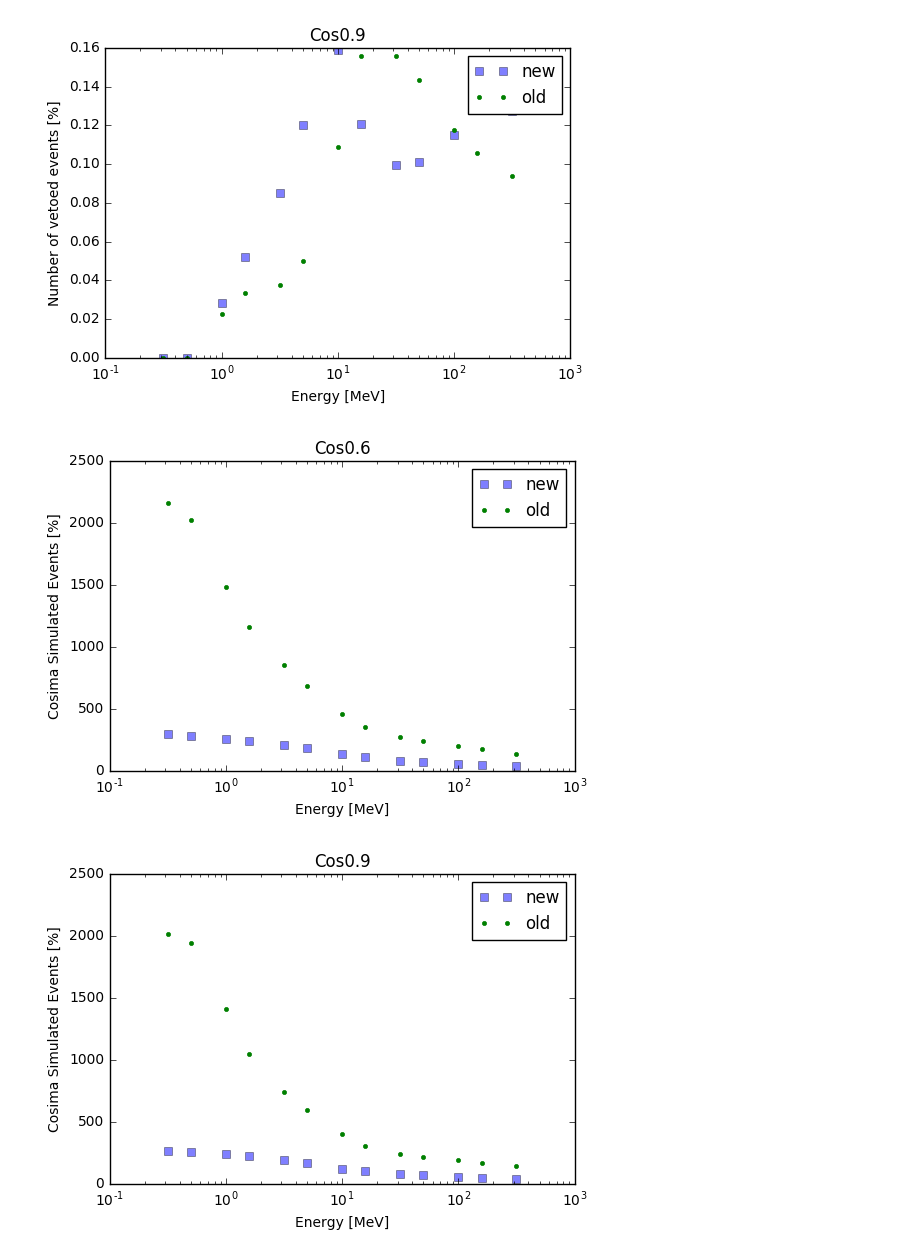
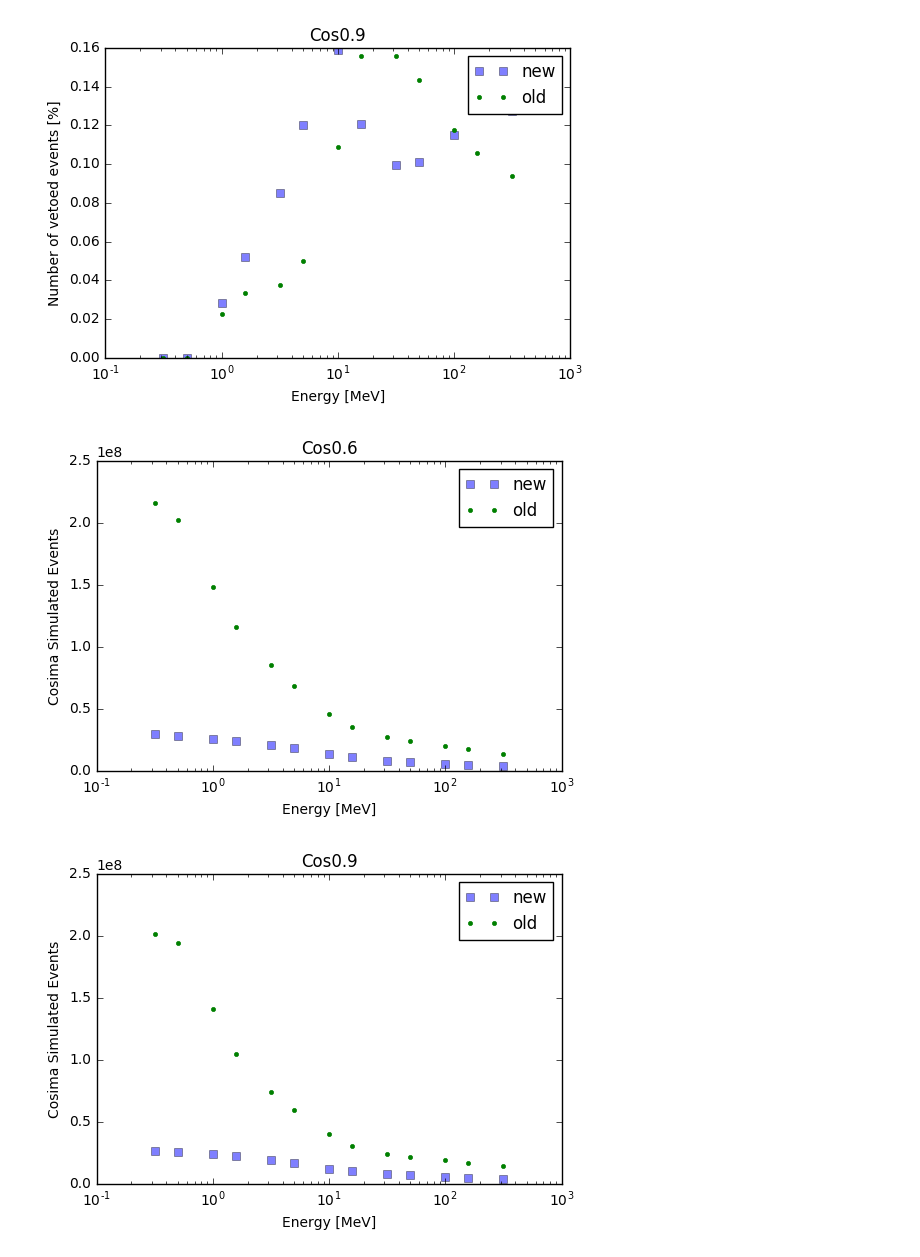
Before and after one commit to ComPair/python, a Jupyter notebook: SimulationVerification.ipynb, the cells around one changed output. Cells and saved outputs as stored; diff of their text form; code cells hidden in the pictures.

```diff
--- a/SimulationVerification.ipynb
+++ b/SimulationVerification.ipynb
@@ -17,15 +17,15 @@ def makeTable(effDict, effTable, effKeys):
         effTable.add_row(row)
     return effTable
 # %%
-def plotStuff(OldTable, NewTable, key, title):
+def plotStuff(OldTable, NewTable, key, title,scale=100000.):
     for angle in set(OldTable['Cos']):
         maskOld = OldTable['Cos'] == angle
         maskNew = NewTable['Cos'] == angle
         plt.plot(NewTable[maskNew]['MeV'],
-                 NewTable[maskNew][key]/100000.,
+                 NewTable[maskNew][key]/scale,
                 's', label = 'new', alpha=0.5)
         plt.plot(OldTable[maskOld]['MeV'],
-                 OldTable[maskOld][key]/100000.,
+                 OldTable[maskOld][key]/scale,
                  '.', label = 'old')
         plt.title('Cos{:0.1f}'.format(angle))
         plt.xscale('log')
@@ -97,7 +97,7 @@ plotStuff(revanTableOld,revanTableNew,'Number of vetoed events','Number of vetoe
 [figure]
 [figure]
 # %%
-plotStuff(cosimaTableOld,cosimaTableNew,'numberOfSimulatedEvents','Cosima Simulated Events [%]')
+plotStuff(cosimaTableOld,cosimaTableNew,'numberOfSimulatedEvents','Cosima Simulated Events', scale=1.)
 # %% [output]
-[figure, old version]
+[figure, new version]
-[figure, old version]
+[figure, new version]
```
Also changed, not shown: parts of 2 cells of this notebook.
